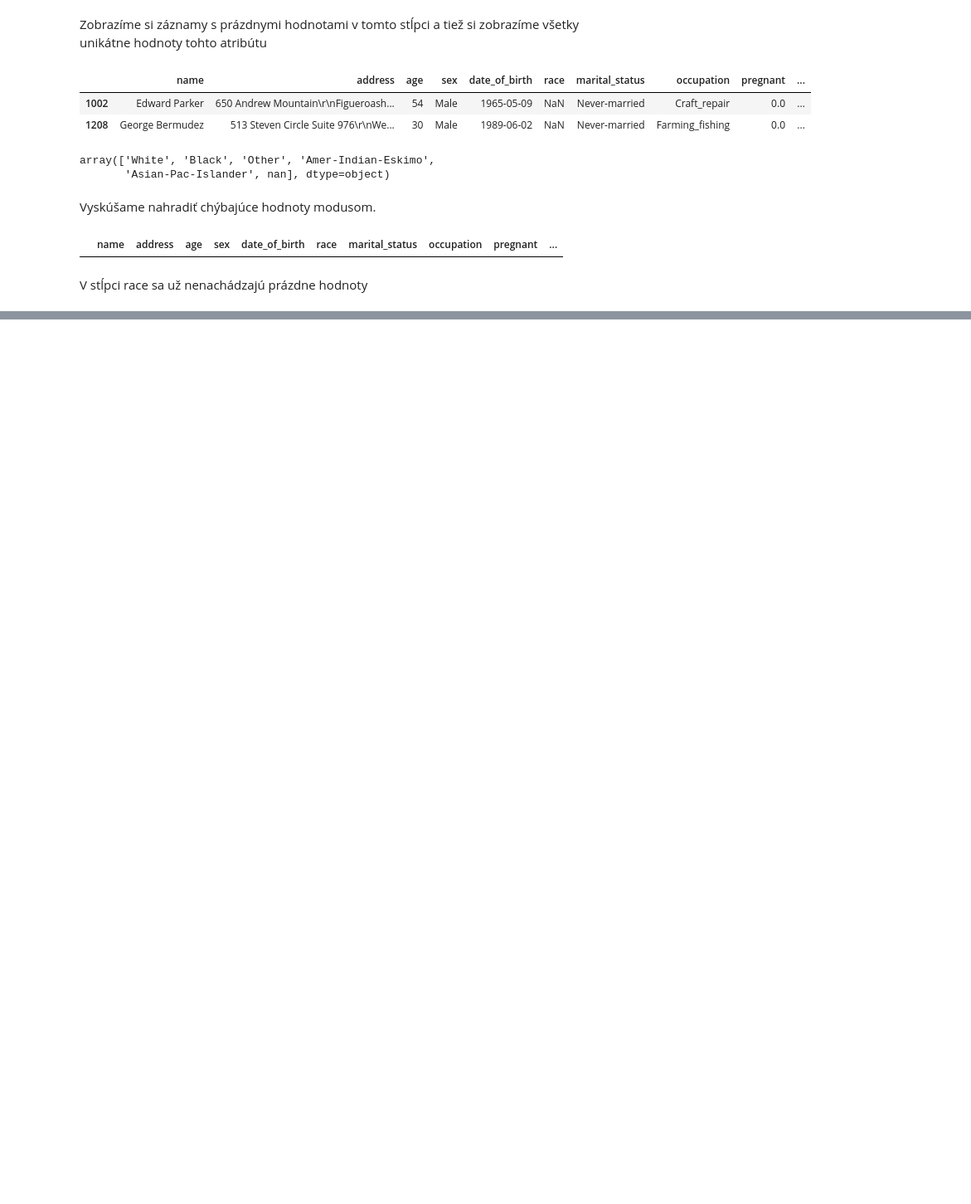
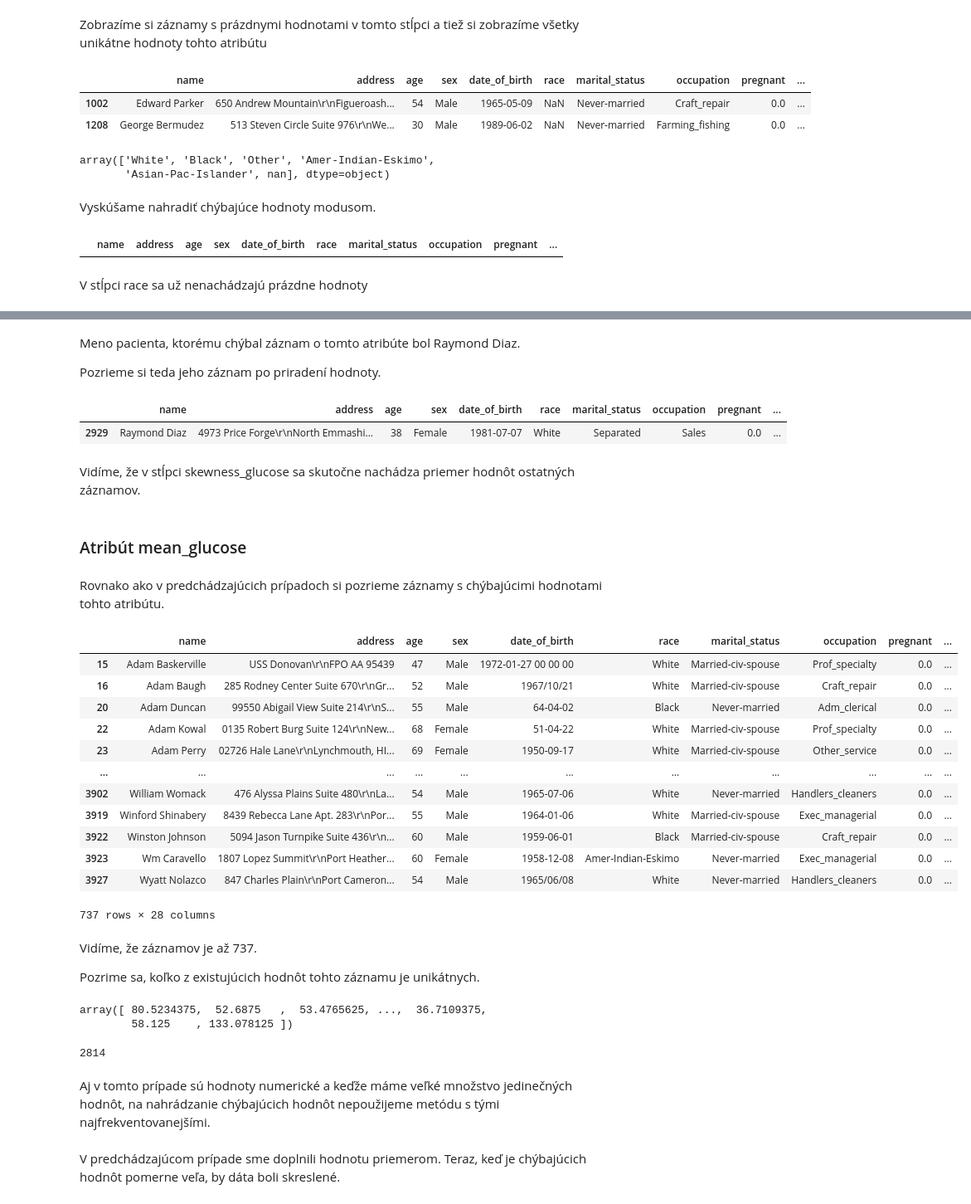
Before and after one commit to martinbudinsky3/diabetes-prediction, a Jupyter notebook: Budinsky_Balekova_Predspracovanie.ipynb, the cells around one changed output, grey strips where cells are left out. Shown at 83% size. Cells and saved outputs as stored; diff of their text form; code cells hidden in the pictures; blank space fills up the shorter version.

```diff
--- a/Budinsky_Balekova_Predspracovanie.ipynb
+++ b/Budinsky_Balekova_Predspracovanie.ipynb
@@ -491,0 +631,4 @@ V stĺpci race sa už nenachádzajú prázdne hodnoty
+# %%
+imp_pregnant = SimpleImputer(missing_values=np.nan, strategy='constant', fill_value=0)
+imp_pregnant.fit(train_data[['pregnant']])
+train_data['pregnant'] = imp_pregnant.transform(train_data[['pregnant']])
@@ -491,0 +671,4 @@ V stĺpci race sa už nenachádzajú prázdne hodnoty
+# %%
+imp_edu_num = SimpleImputer(missing_values=np.nan, strategy='most_frequent')
+imp_edu_num.fit(train_data[['education_num']])
+train_data['education_num'] = imp_edu_num.transform(train_data[['education_num']])
@@ -491,0 +701,4 @@ V stĺpci race sa už nenachádzajú prázdne hodnoty
+# %%
+imp_skewness_glu = SimpleImputer(missing_values=np.nan, strategy='mean')
+imp_skewness_glu.fit(train_data[['skewness_glucose']])
+train_data['skewness_glucose'] = imp_skewness_glu.transform(train_data[['skewness_glucose']])
@@ -491,0 +719,48 @@ V stĺpci race sa už nenachádzajú prázdne hodnoty
+# %% [markdown]
+Meno pacienta, ktorému chýbal záznam o tomto atribúte bol Raymond Diaz.
+
+Pozrieme si teda jeho záznam po priradení hodnoty.
+# %%
+train_data[train_data['name'] == 'Raymond Diaz']
+# %% [output]
+|  | name | address | age | sex | date_of_birth | race | marital_status | occupation | pregnant | ... |
+| 2929 | Raymond Diaz | 4973 Price Forge\r\nNorth Emmashi... | 38 | Female | 1981-07-07 | White | Separated | Sales | 0.0 | ... |
+# %% [markdown]
+Vidíme, že v stĺpci skewness_glucose sa skutočne nachádza priemer hodnôt ostatných záznamov.
+# %% [markdown]
+### Atribút mean_glucose
+# %% [markdown]
+Rovnako ako v predchádzajúcich prípadoch si pozrieme záznamy s chýbajúcimi hodnotami tohto atribútu.
+# %%
+train_data[train_data['mean_glucose'].isnull()]
+# %% [output]
+|  | name | address | age | sex | date_of_birth | race | marital_status | occupation | pregnant | ... |
+| 15 | Adam Baskerville | USS Donovan\r\nFPO AA 95439 | 47 | Male | 1972-01-27 00 00 00 | White | Married-civ-spouse | Prof_specialty | 0.0 | ... |
+| 16 | Adam Baugh | 285 Rodney Center Suite 670\r\nGr... | 52 | Male | 1967/10/21 | White | Married-civ-spouse | Craft_repair | 0.0 | ... |
+| 20 | Adam Duncan | 99550 Abigail View Suite 214\r\nS... | 55 | Male | 64-04-02 | Black | Never-married | Adm_clerical | 0.0 | ... |
+| 22 | Adam Kowal | 0135 Robert Burg Suite 124\r\nNew... | 68 | Female | 51-04-22 | White | Married-civ-spouse | Prof_specialty | 0.0 | ... |
+| 23 | Adam Perry | 02726 Hale Lane\r\nLynchmouth, HI... | 69 | Female | 1950-09-17 | White | Married-civ-spouse | Other_service | 0.0 | ... |
+| ... | ... | ... | ... | ... | ... | ... | ... | ... | ... | ... |
+| 3902 | William Womack | 476 Alyssa Plains Suite 480\r\nLa... | 54 | Male | 1965-07-06 | White | Never-married | Handlers_cleaners | 0.0 | ... |
+| 3919 | Winford Shinabery | 8439 Rebecca Lane Apt. 283\r\nPor... | 55 | Male | 1964-01-06 | White | Married-civ-spouse | Exec_managerial | 0.0 | ... |
+| 3922 | Winston Johnson | 5094 Jason Turnpike Suite 436\r\n... | 60 | Male | 1959-06-01 | Black | Married-civ-spouse | Craft_repair | 0.0 | ... |
+| 3923 | Wm Caravello | 1807 Lopez Summit\r\nPort Heather... | 60 | Female | 1958-12-08 | Amer-Indian-Eskimo | Never-married | Exec_managerial | 0.0 | ... |
+| 3927 | Wyatt Nolazco | 847 Charles Plain\r\nPort Cameron... | 54 | Male | 1965/06/08 | White | Never-married | Handlers_cleaners | 0.0 | ... |
+737 rows × 28 columns
+# %% [markdown]
+Vidíme, že záznamov je až 737.
+
+Pozrime sa, koľko z existujúcich hodnôt tohto záznamu je unikátnych.
+# %%
+train_data['mean_glucose'].unique()
+# %% [output]
+array([ 80.5234375,  52.6875   ,  53.4765625, ...,  36.7109375,
+        58.125    , 133.078125 ])
+# %%
+train_data['mean_glucose'].nunique()
+# %% [output]
+2814
+# %% [markdown]
+Aj v tomto prípade sú hodnoty numerické a keďže máme veľké množstvo jedinečných hodnôt, na nahrádzanie chýbajúcich hodnôt nepoužijeme metódu s tými najfrekventovanejšími.
+# %% [markdown]
+V predchádzajúcom prípade sme doplnili hodnotu priemerom. Teraz, keď je chýbajúcich hodnôt pomerne veľa, by dáta boli skreslené.
```
Also changed, not shown: parts of 62 cells of this notebook, 1 other file.
